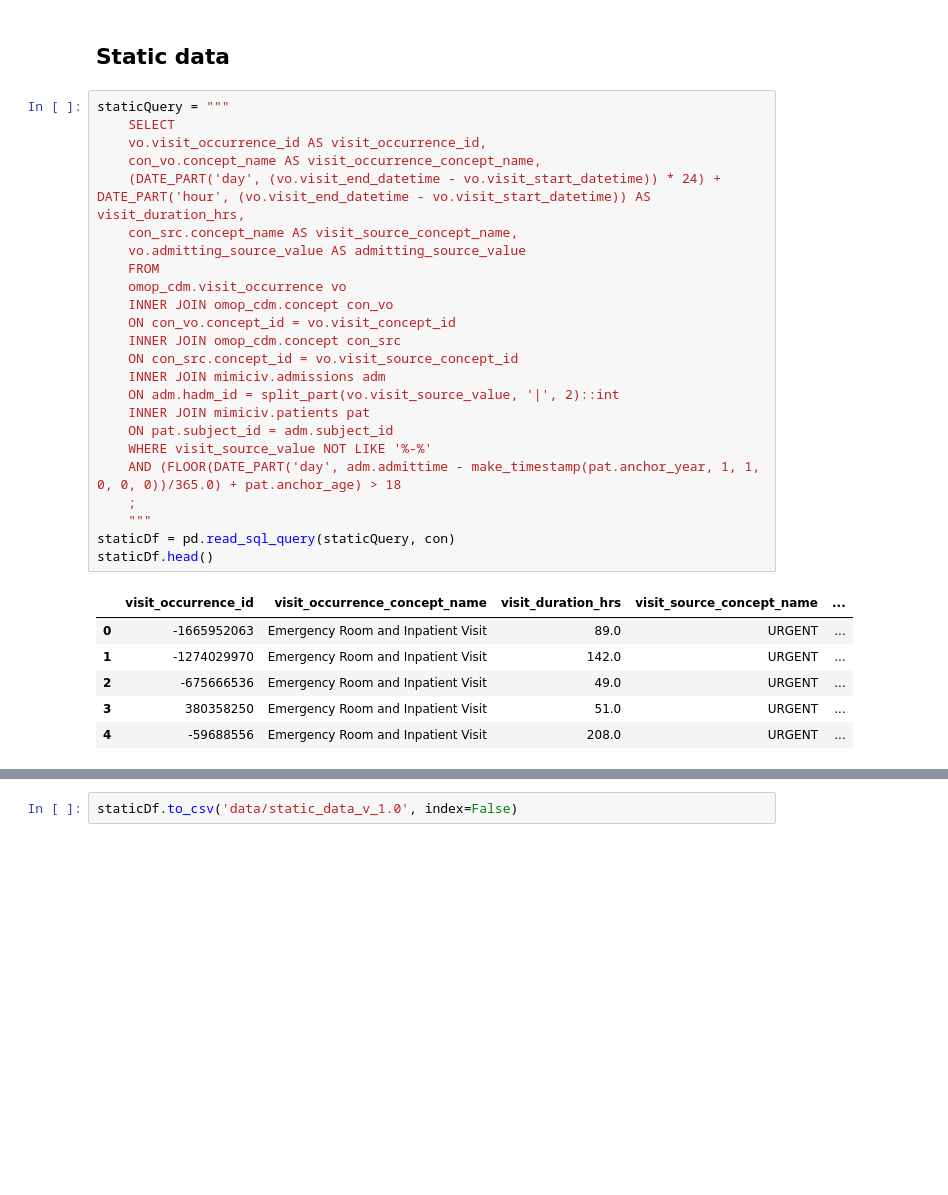
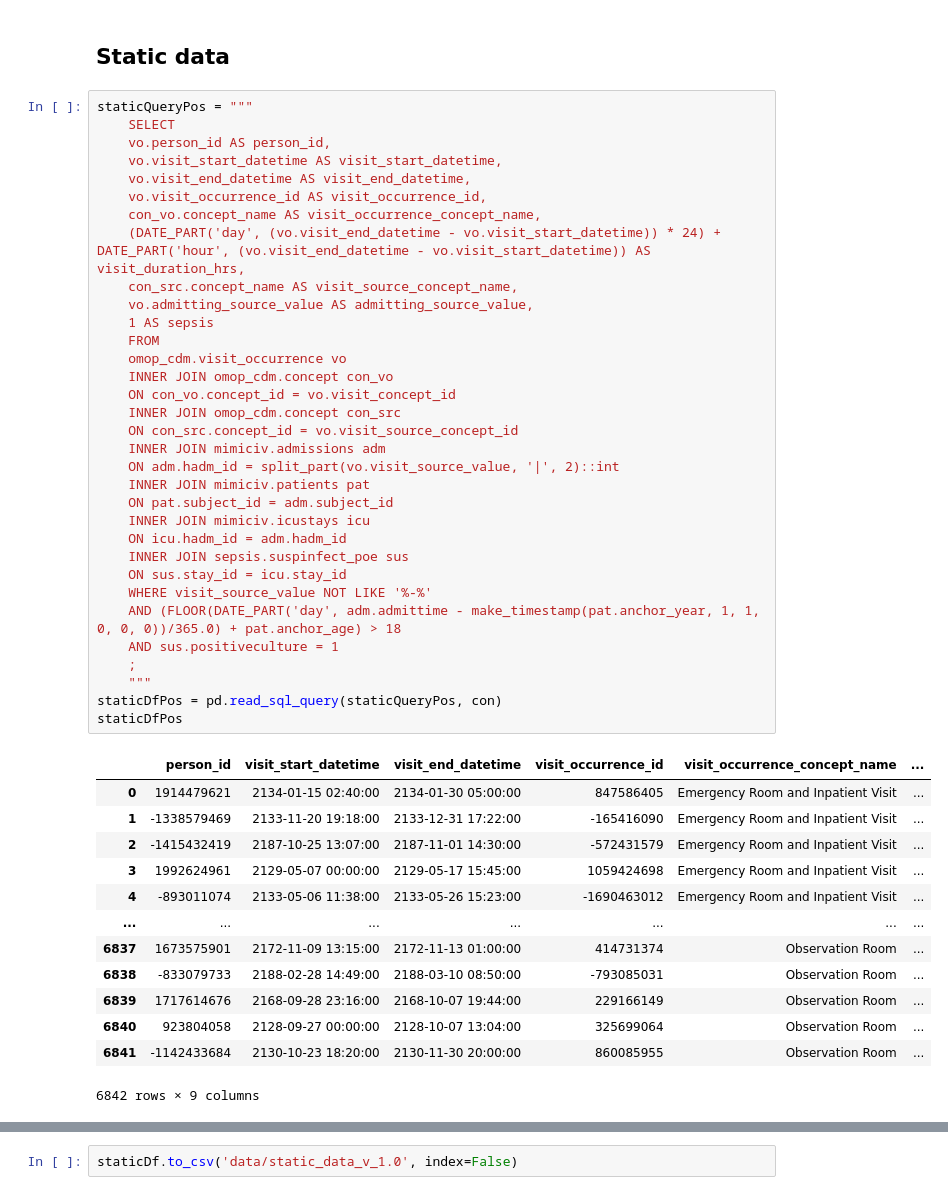
Before and after one commit to ryashpal/ML, a Jupyter notebook: mortality/extract_omop.ipynb, the cells around one changed output, grey strips where cells are left out. Saved outputs shown, nothing was run; the diff lists cells and outputs as text; blank space fills up the shorter version.

Commit message:
pushin basic exploration code for static data

```diff
--- a/mortality/extract_omop.ipynb
+++ b/mortality/extract_omop.ipynb
@@ -23,33 +23,49 @@ query_schema = 'set search_path to ' + schema_name + ';'
 # %% [markdown]
 ## Static data
 # %%
-staticQuery = """
+staticQueryPos = """
     SELECT
+    vo.person_id AS person_id,
+    vo.visit_start_datetime AS visit_start_datetime,
+    vo.visit_end_datetime AS visit_end_datetime,
     vo.visit_occurrence_id AS visit_occurrence_id,
     con_vo.concept_name AS visit_occurrence_concept_name,
     (DATE_PART('day', (vo.visit_end_datetime - vo.visit_start_datetime)) * 24) + DATE_PART('hour', (vo.visit_end_datetime - vo.visit_start_datetime)) AS visit_duration_hrs,
     con_src.concept_name AS visit_source_concept_name,
-    vo.admitting_source_value AS admitting_source_value
+    vo.admitting_source_value AS admitting_source_value,
+    1 AS sepsis
     FROM
     omop_cdm.visit_occurrence vo
     INNER JOIN omop_cdm.concept con_vo
     ON con_vo.concept_id = vo.visit_concept_id
     INNER JOIN omop_cdm.concept con_src
     ON con_src.concept_id = vo.visit_source_concept_id
     INNER JOIN mimiciv.admissions adm
     ON adm.hadm_id = split_part(vo.visit_source_value, '|', 2)::int
     INNER JOIN mimiciv.patients pat
     ON pat.subject_id = adm.subject_id
+    INNER JOIN mimiciv.icustays icu
+    ON icu.hadm_id = adm.hadm_id
+    INNER JOIN sepsis.suspinfect_poe sus
+    ON sus.stay_id = icu.stay_id
     WHERE visit_source_value NOT LIKE '%-%'
     AND (FLOOR(DATE_PART('day', adm.admittime - make_timestamp(pat.anchor_year, 1, 1, 0, 0, 0))/365.0) + pat.anchor_age) > 18
+    AND sus.positiveculture = 1
     ;
     """
-staticDf = pd.read_sql_query(staticQuery, con)
-staticDf.head()
+staticDfPos = pd.read_sql_query(staticQueryPos, con)
+staticDfPos
 # %% [output]
-|  | visit_occurrence_id | visit_occurrence_concept_name | visit_duration_hrs | visit_source_concept_name | ... |
-| 0 | -1665952063 | Emergency Room and Inpatient Visit | 89.0 | URGENT | ... |
-| 1 | -1274029970 | Emergency Room and Inpatient Visit | 142.0 | URGENT | ... |
-| 2 | -675666536 | Emergency Room and Inpatient Visit | 49.0 | URGENT | ... |
-| 3 | 380358250 | Emergency Room and Inpatient Visit | 51.0 | URGENT | ... |
-| 4 | -59688556 | Emergency Room and Inpatient Visit | 208.0 | URGENT | ... |
+|  | person_id | visit_start_datetime | visit_end_datetime | visit_occurrence_id | visit_occurrence_concept_name | ... |
+| 0 | 1914479621 | 2134-01-15 02:40:00 | 2134-01-30 05:00:00 | 847586405 | Emergency Room and Inpatient Visit | ... |
+| 1 | -1338579469 | 2133-11-20 19:18:00 | 2133-12-31 17:22:00 | -165416090 | Emergency Room and Inpatient Visit | ... |
+| 2 | -1415432419 | 2187-10-25 13:07:00 | 2187-11-01 14:30:00 | -572431579 | Emergency Room and Inpatient Visit | ... |
+| 3 | 1992624961 | 2129-05-07 00:00:00 | 2129-05-17 15:45:00 | 1059424698 | Emergency Room and Inpatient Visit | ... |
+| 4 | -893011074 | 2133-05-06 11:38:00 | 2133-05-26 15:23:00 | -1690463012 | Emergency Room and Inpatient Visit | ... |
+| ... | ... | ... | ... | ... | ... | ... |
+| 6837 | 1673575901 | 2172-11-09 13:15:00 | 2172-11-13 01:00:00 | 414731374 | Observation Room | ... |
+| 6838 | -833079733 | 2188-02-28 14:49:00 | 2188-03-10 08:50:00 | -793085031 | Observation Room | ... |
+| 6839 | 1717614676 | 2168-09-28 23:16:00 | 2168-10-07 19:44:00 | 229166149 | Observation Room | ... |
+| 6840 | 923804058 | 2128-09-27 00:00:00 | 2128-10-07 13:04:00 | 325699064 | Observation Room | ... |
+| 6841 | -1142433684 | 2130-10-23 18:20:00 | 2130-11-30 20:00:00 | 860085955 | Observation Room | ... |
+6842 rows × 9 columns
```
Also changed, not shown: parts of 4 cells of this notebook, 1 other file.
